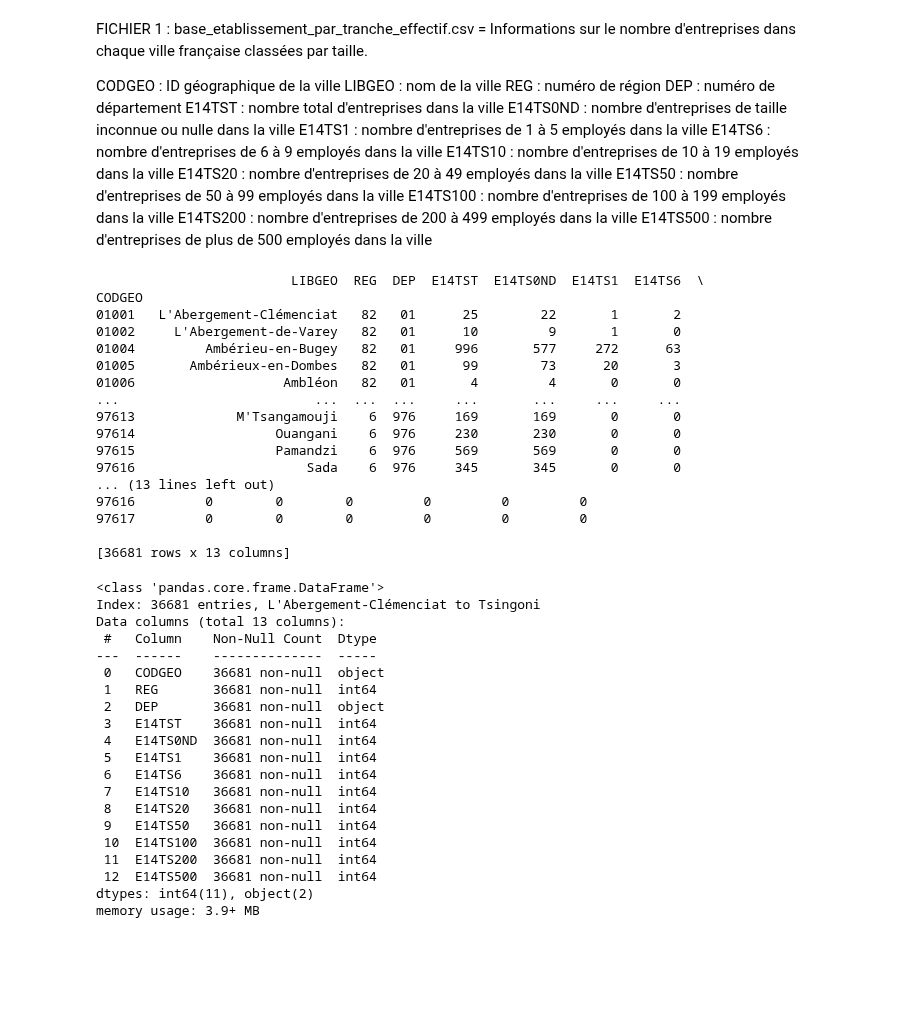
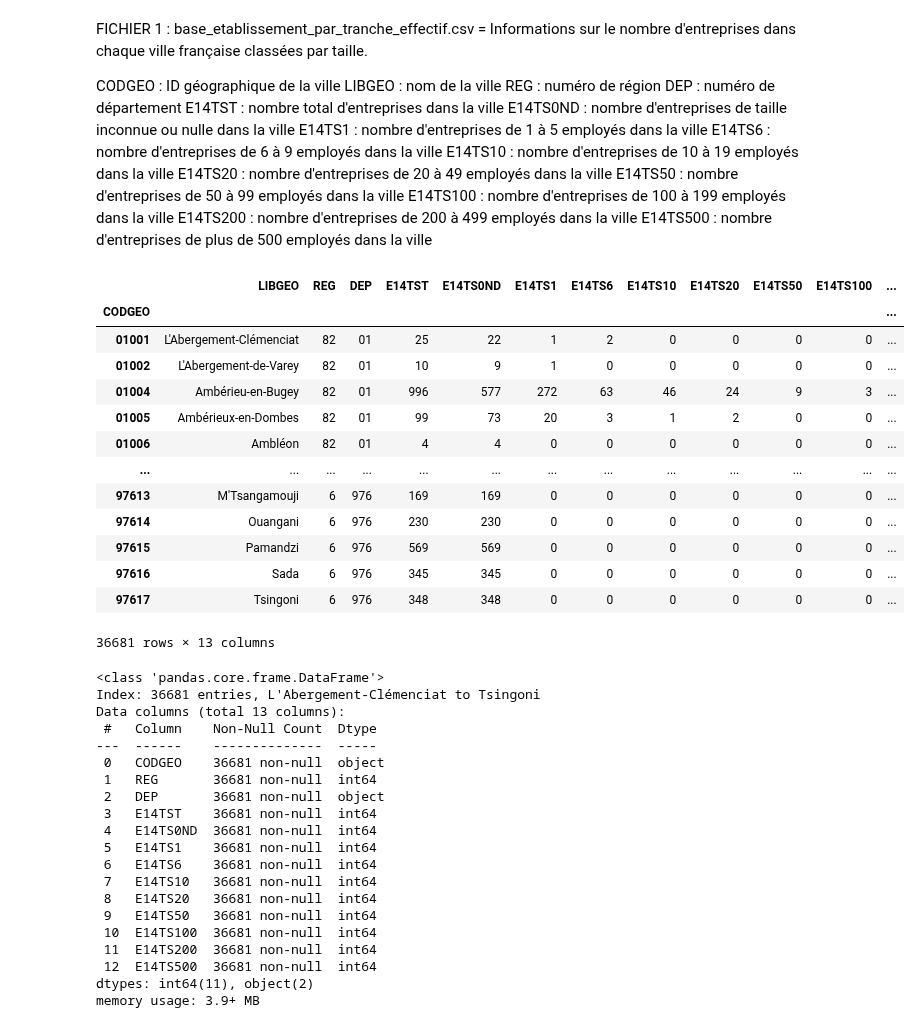
Before and after one commit to nkostiuk/french-industry, a Jupyter notebook: notebooks/FRENCH INDUTRY FILES - XAVIER-COPY-fev-2024.ipynb, the cells around one changed output. Saved outputs shown, nothing was run; the diff lists cells and outputs as text; code cells hidden in the pictures; blank space fills up the shorter version.

```diff
--- a/notebooks/FRENCH INDUTRY FILES - XAVIER-COPY-fev-2024.ipynb
+++ b/notebooks/FRENCH INDUTRY FILES - XAVIER-COPY-fev-2024.ipynb
@@ -35,25 +35,22 @@ E14TS200 : nombre d'entreprises de 200 à 499 employés dans la ville
 E14TS500 : nombre d'entreprises de plus de 500 employés dans la ville
 # %%
 base_etablissement = pd.read_csv('../data/base_etablissement_par_tranche_effectif.csv', sep =',', index_col = 0)
-print(base_etablissement)
+display(base_etablissement)
 # %% [output]
+|  | LIBGEO | REG | DEP | E14TST | E14TS0ND | E14TS1 | E14TS6 | E14TS10 | E14TS20 | E14TS50 | E14TS100 | ... |
+| CODGEO |  |  |  |  |  |  |  |  |  |  |  | ... |
+| 01001 | L'Abergement-Clémenciat | 82 | 01 | 25 | 22 | 1 | 2 | 0 | 0 | 0 | 0 | ... |
+| 01002 | L'Abergement-de-Varey | 82 | 01 | 10 | 9 | 1 | 0 | 0 | 0 | 0 | 0 | ... |
+| 01004 | Ambérieu-en-Bugey | 82 | 01 | 996 | 577 | 272 | 63 | 46 | 24 | 9 | 3 | ... |
+| 01005 | Ambérieux-en-Dombes | 82 | 01 | 99 | 73 | 20 | 3 | 1 | 2 | 0 | 0 | ... |
+| 01006 | Ambléon | 82 | 01 | 4 | 4 | 0 | 0 | 0 | 0 | 0 | 0 | ... |
+| ... | ... | ... | ... | ... | ... | ... | ... | ... | ... | ... | ... | ... |
+| 97613 | M'Tsangamouji | 6 | 976 | 169 | 169 | 0 | 0 | 0 | 0 | 0 | 0 | ... |
+| 97614 | Ouangani | 6 | 976 | 230 | 230 | 0 | 0 | 0 | 0 | 0 | 0 | ... |
+| 97615 | Pamandzi | 6 | 976 | 569 | 569 | 0 | 0 | 0 | 0 | 0 | 0 | ... |
+| 97616 | Sada | 6 | 976 | 345 | 345 | 0 | 0 | 0 | 0 | 0 | 0 | ... |
+| 97617 | Tsingoni | 6 | 976 | 348 | 348 | 0 | 0 | 0 | 0 | 0 | 0 | ... |
-                         LIBGEO  REG  DEP  E14TST  E14TS0ND  E14TS1  E14TS6  \
-CODGEO
-01001   L'Abergement-Clémenciat   82   01      25        22       1       2
-01002     L'Abergement-de-Varey   82   01      10         9       1       0
-01004         Ambérieu-en-Bugey   82   01     996       577     272      63
-01005       Ambérieux-en-Dombes   82   01      99        73      20       3
-01006                   Ambléon   82   01       4         4       0       0
-...                         ...  ...  ...     ...       ...     ...     ...
-97613             M'Tsangamouji    6  976     169       169       0       0
-97614                  Ouangani    6  976     230       230       0       0
-97615                  Pamandzi    6  976     569       569       0       0
-97616                      Sada    6  976     345       345       0       0
-... (13 lines left out)
-97616         0        0        0         0         0         0
-97617         0        0        0         0         0         0
-
-[36681 rows x 13 columns]
+36681 rows × 13 columns
 # %%
 base_etablissement.info()
 # %% [output]
```
Also changed, not shown: parts of 2 cells of this notebook.
